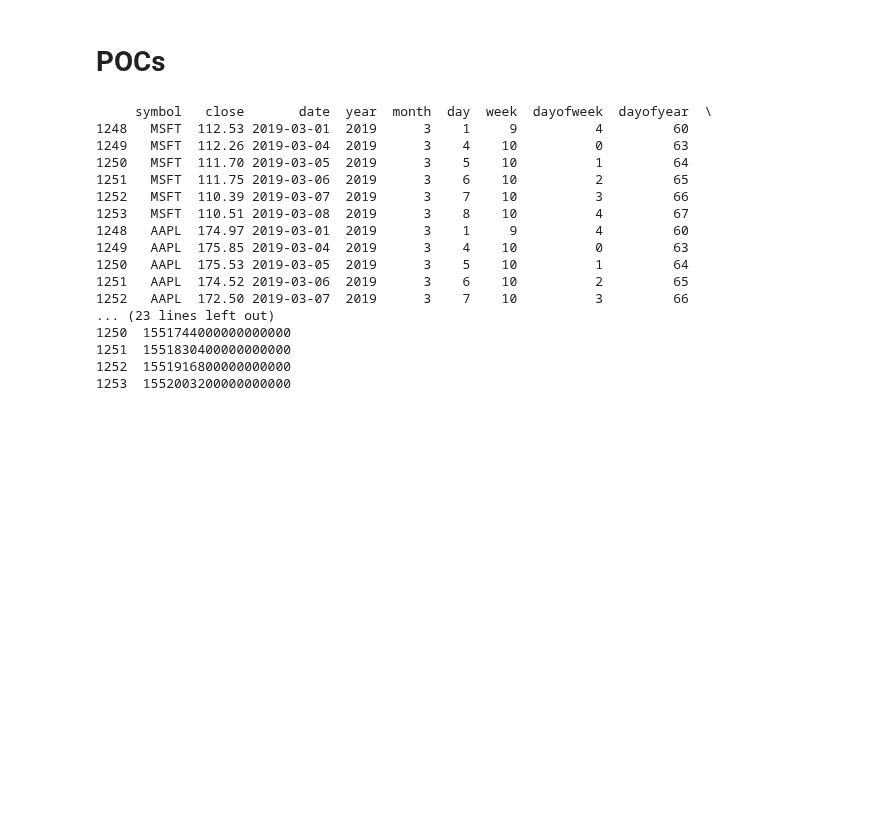
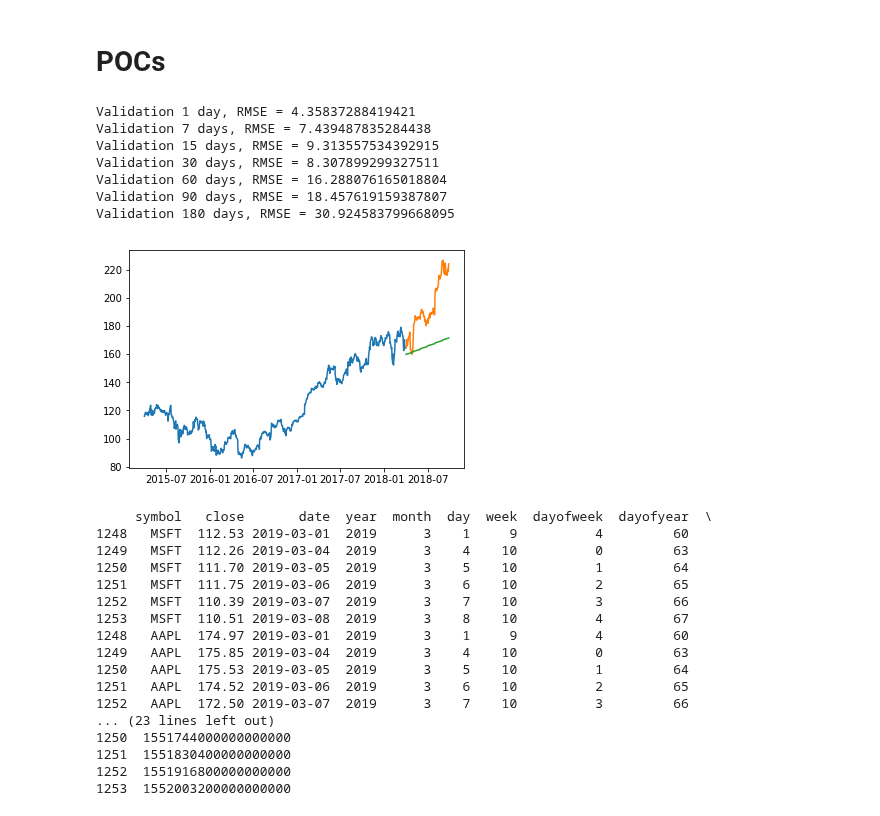
Before and after one commit to egar-garcia/machine-learning-engineer-nanodegree-capstone, a Jupyter notebook: StockForecasting.ipynb, the cells around one changed output. Saved outputs shown, nothing was run; the diff lists cells and outputs as text; code cells hidden in the pictures; blank space fills up the shorter version.

```diff
--- a/StockForecasting.ipynb
+++ b/StockForecasting.ipynb
@@ -245,26 +245,45 @@ def perform_test(dataset, ticker_symbol, model_constructor,
                  training_start, training_end,
                  validation_days=[1, 7, 15, 30, 60, 90, 180]):
 
-    #validation_days = validation_days.sort()
+    training_ds = ds.getSubset(ticker_symbol=ticker_symbol,
+                               from_date=training_start, to_date=training_end)
 
-    training_set = dataset.query("symbol == '{}' and date >= '{}' and date <= '{}'"
-                                 .format(ticker_symbol, training_start, training_end))
-    model = model_constructor(ticker_symbol, training_set)
-    model.train(training_start, training_end)
+    validation_start = training_end + datetime.timedelta(days=1)
+    validation_ds = ds.getSubset(ticker_symbol=ticker_symbol,
+                                 from_date=validation_start ,
+                                 to_date=validation_start + datetime.timedelta(days=max(validation_days)))
+
+    model = model_constructor(ticker_symbol, training_ds, trading_days_helper)
+    model.train(start_date=training_start, end_date=training_end)
 
     for v in validation_days:
-        validation_start = training_end + datetime.timedelta(days=1)
         validation_end = validation_start + datetime.timedelta(days=v)
-        validation_set = dataset.query("symbol == '{}' and date >= '{}' and date <= '{}'"
-                                       .format(ticker_symbol, validation_start, validation_end))
         preds = model.predict(validation_start, validation_end)
-        print('Validation {} day{}, RMSE = {}'.format(v, 's' if v != 1 else '', rmse(preds, validation_set.close)))
+        validation_df = validation_ds.getDataframe(ticker_symbol=ticker_symbol,
+                                                   from_date=validation_start, to_date=validation_end)
+        print('Validation {} day{}, RMSE = {}'.format(v, 's' if v != 1 else '',
+                                                      rmse(preds.predicted_price.values, validation_df.close.values)))
 
-    plt.plot(training_set.date, training_set.close, label='Training')
-    plt.plot(validation_set.date, validation_set.close, label='Validation')
-    plt.plot(validation_set.date, preds, label='Prediction')
+    plt.plot(training_ds.dataframe.date, training_ds.dataframe.close, label='Training')
+    plt.plot(validation_ds.dataframe.date, validation_ds.dataframe.close, label='Validation')
+    plt.plot(preds.date, preds.predicted_price, label='Prediction')
 # %% [markdown]
 # POCs
+# %%
+trading_days_helper = TradingDaysHelper()
+ds = Dataset.loadDatasetFromFile(os.path.join('data', 'djia_20140303-20190315.pkl'))
+
+perform_test(ds, 'AAPL', LinearStockForecaster,
+             str_to_datetime('2015-04-01'), str_to_datetime('2018-03-31'))
+# %% [output]
+Validation 1 day, RMSE = 4.35837288419421
+Validation 7 days, RMSE = 7.439487835284438
+Validation 15 days, RMSE = 9.313557534392915
+Validation 30 days, RMSE = 8.307899299327511
+Validation 60 days, RMSE = 16.288076165018804
+Validation 90 days, RMSE = 18.457619159387807
+Validation 180 days, RMSE = 30.924583799668095
+[figure, added]
 # %%
 ds = Dataset()
 ds.loaDataFromFile('data/djia_20140303-20190315.pkl')
```
